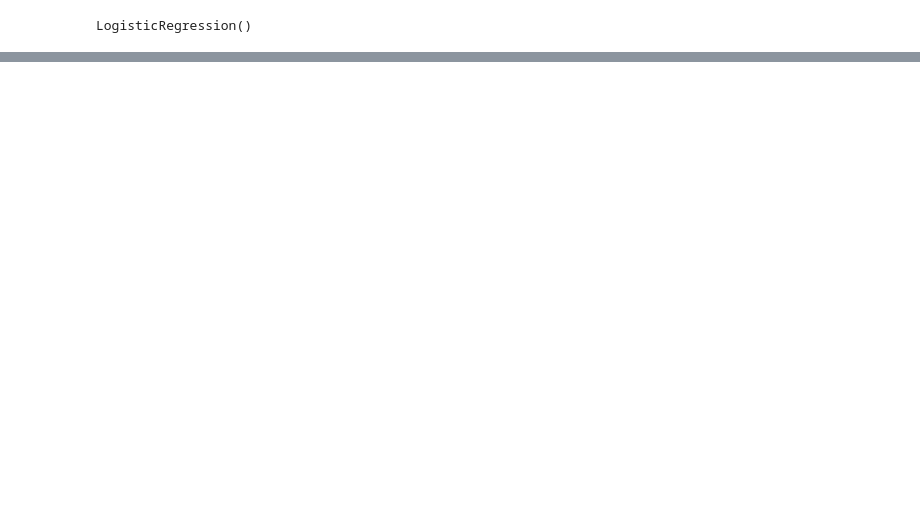
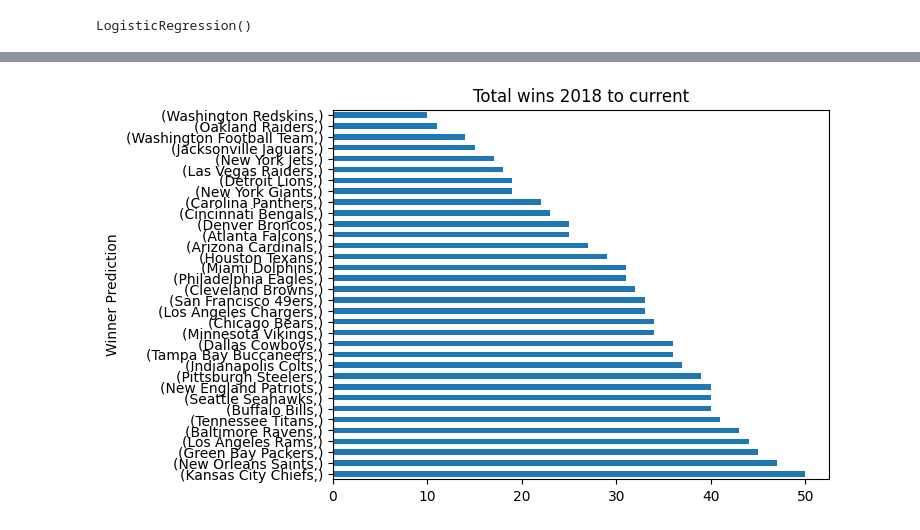
Before and after one commit to JohnPhan8448/C964nflbinder, a Jupyter notebook: NFLNotebook.ipynb, the cells around one changed output, grey strips where cells are left out. Saved outputs shown, nothing was run; the diff lists cells and outputs as text; code cells hidden in the pictures; blank space fills up the shorter version.

```diff
--- a/NFLNotebook.ipynb
+++ b/NFLNotebook.ipynb
@@ -157,0 +209,12 @@ text_5= widgets.HTML(value="<h2>hungry ghosts for dinner, if that's okay for you
+# %%
+label_headline3 = widgets.HTML(value="Home vs Away Wins")
+label_explaination3 = widgets.HTML(value="The graph below contains the top 10 directors based on their best movie gross earnings. ")
+
+display(label_headline3)
+display(label_explaination3)
+
+game_data = pd.DataFrame()
+game_data['Winner Prediction'] = np.where(df2['result'] == 1, df2['Tm_x'],df2['away'])
+ax = game_data.value_counts().plot(kind='barh')
+ax.set_title('Total wins 2018 to current');
+# %% [output]
@@ -157,0 +223 @@ text_5= widgets.HTML(value="<h2>hungry ghosts for dinner, if that's okay for you
+[figure, added]
```
Also changed, not shown: parts of 7 cells of this notebook, 1 other file.
